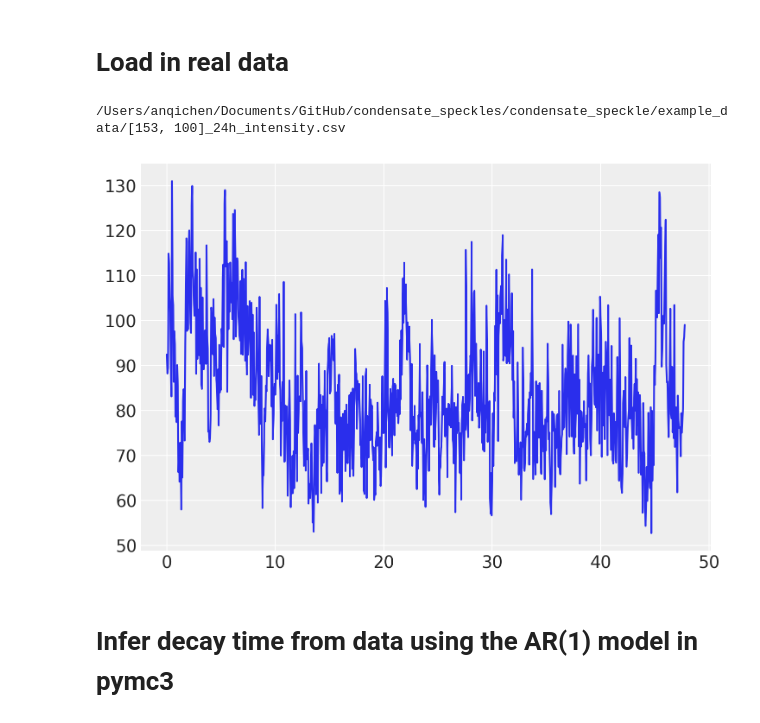
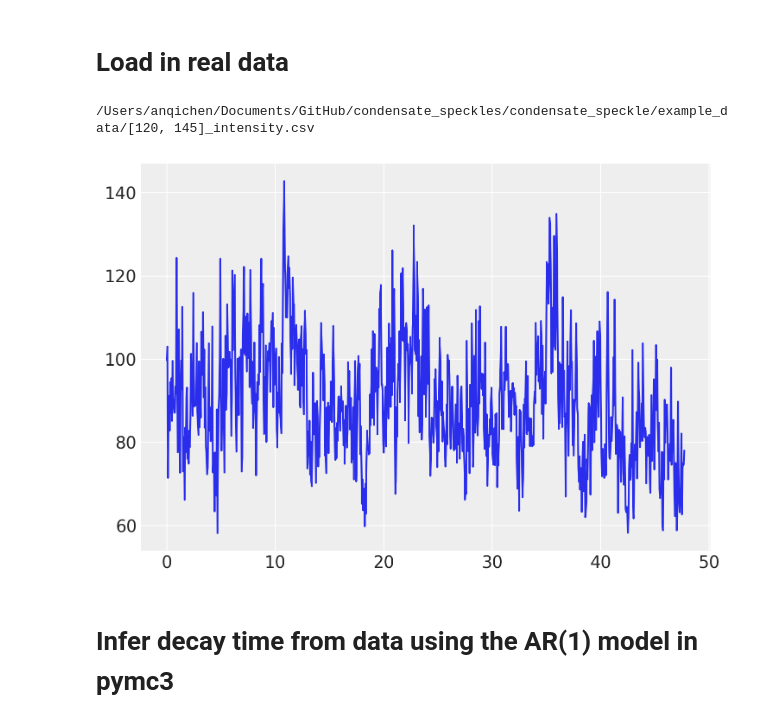
Before and after one commit to wwy-wwy-wwy/Biomolecular-Condensates, a Jupyter notebook: documentation_24h.ipynb, the cells around one changed output. Saved outputs shown, nothing was run; the diff lists cells and outputs as text; code cells hidden in the pictures.

```diff
--- a/documentation_24h.ipynb
+++ b/documentation_24h.ipynb
@@ -72,10 +29,11 @@ the (variance/mean^2) of simulated data is 0.1424899800567292
 # %% [markdown]
 # Load in real data
 # %%
-dataframe1=load_data('[153, 100]_24h_intensity.csv',data_dir='condensate_speckle/example_data')
+quantization = 255
+dataframe = load_data('[120, 145]_intensity.csv',data_dir='condensate_speckle/example_data')
 # %% [output]
-/Users/anqichen/Documents/GitHub/condensate_speckles/condensate_speckle/example_data/[153, 100]_24h_intensity.csv
+/Users/anqichen/Documents/GitHub/condensate_speckles/condensate_speckle/example_data/[120, 145]_intensity.csv
-[figure, old version]
+[figure, new version]
 # %% [markdown]
 # Infer decay time from data using the AR(1) model in pymc3
 # %% [markdown]
```
Also changed, not shown: parts of 15 cells of this notebook, 4 other files.
